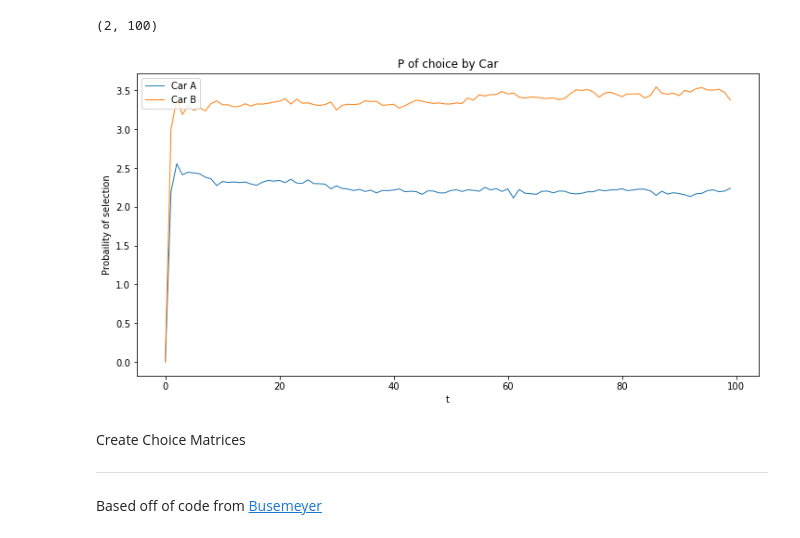
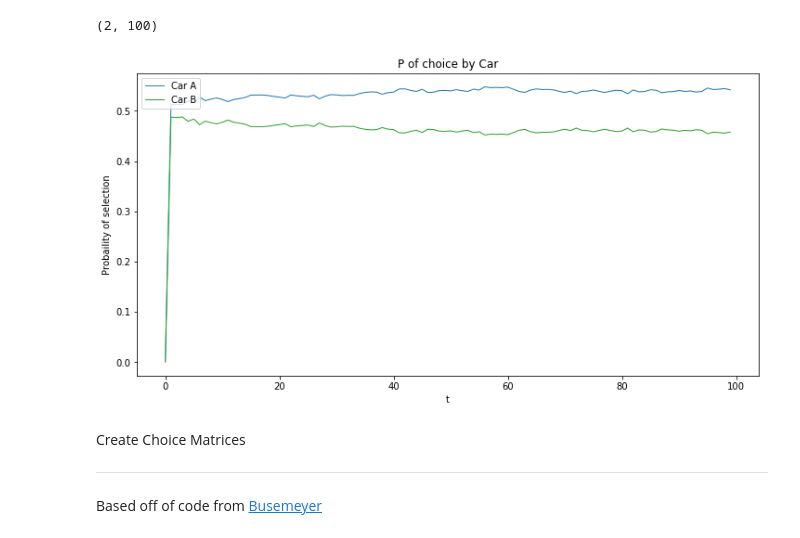
Before and after one commit to danieljwilson/MADFT, a Jupyter notebook: MADFT Notebook.ipynb, the cells around one changed output. Cells and saved outputs as stored; diff of their text form; code cells hidden in the pictures.

```diff
--- a/MADFT Notebook.ipynb
+++ b/MADFT Notebook.ipynb
@@ -1230,3 +1232,26 @@ binary_choice.shape
+# %%
+length = 100
+noise_scale = 1
+options = M_Binary.shape[0]
+id_mat = np.eye(2)
+contrast_val = -1/(options - 1)
+C = np.full((options, options), contrast_val)    # fills array with inhibitory val
+np.fill_diagonal(C, 1)
+
+noise = 1
+sim_num = 10000
+
+P = np.zeros((options,length,sim_num))
+# %%
+for i in range(0,sim_num):
+    for t in range(1,length):# randomly assign attention, based on attribute weights
+        j = np.random.choice([0,1], 1, p=w_vec_new)
+        w_vec_t = id_mat[j]
+
+        # note that we are taking the first two columns of w_vec_t to create the vector
+        # representing non-noise attention
+        P[:,t,i] = S_Binary.dot(P[:,t-1,i]) + (C.dot(M_Binary).dot(w_vec_t[0,0:2]) \
+                                        + np.random.normal(0,noise, size=(options))) # noise
 # %%
 def choice_likelihood_binary(sims, M, time_steps):
     options = M.shape[0]
@@ -1243,7 +1268,7 @@ def choice_likelihood_binary(sims, M, time_steps):
 
     return choose_array
 # %%
-choices = choice_likelihood_binary(x, M_Binary, 100)
+choices = choice_likelihood_binary(P, M_Binary, 100)
 # %%
 choices.shape
 # %% [output]
@@ -1254,22 +1276,22 @@ np.random.choice([0,1], 1, p=w_vec)
 # %%
 # Choice likelihoods
 
 fig = plt.figure(figsize=(12,6))
 ax = fig.add_subplot(111)
 
-ax.plot(choices[0,:], linewidth=1.0)    # A
-ax.plot(choices[1,:], linewidth=1.0)    # B
+ax.plot(choices[0,:], 'C0', linewidth=1.0)    # A
+ax.plot(choices[1,:], 'C2', linewidth=1.0)    # B
 
 ax.legend(['Car A', 'Car B'], loc='upper left')
 
 ax.set_xlabel('t')
 ax.set_ylabel('Probaility of selection')
 
 ax.set_title('P of choice by Car')
 
 plt.show()
 # %% [output]
-[figure, old version]
+[figure, new version]
 # %% [markdown]
 Create Choice Matrices
 
```
Also changed, not shown: parts of 7 cells of this notebook, 1 other file.
